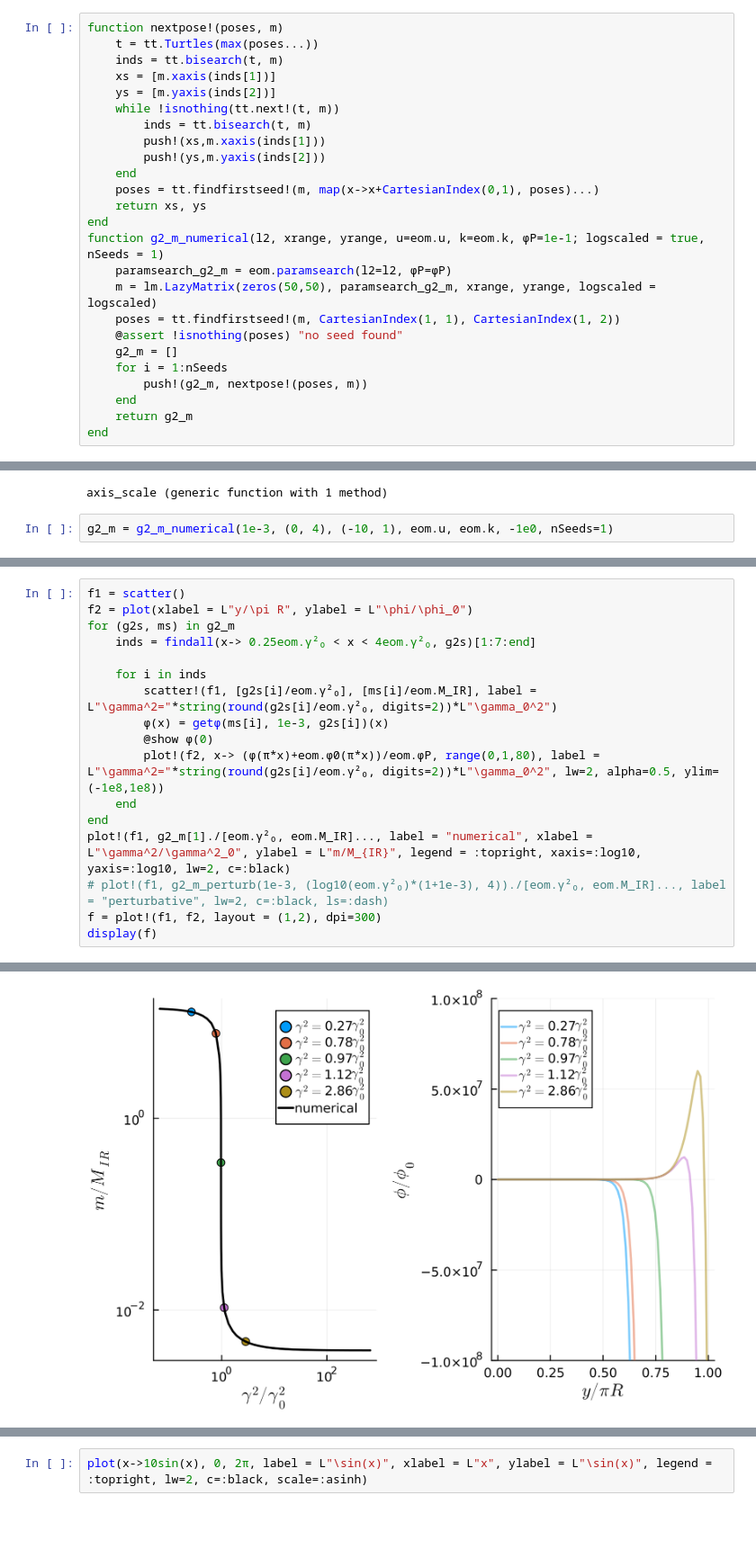
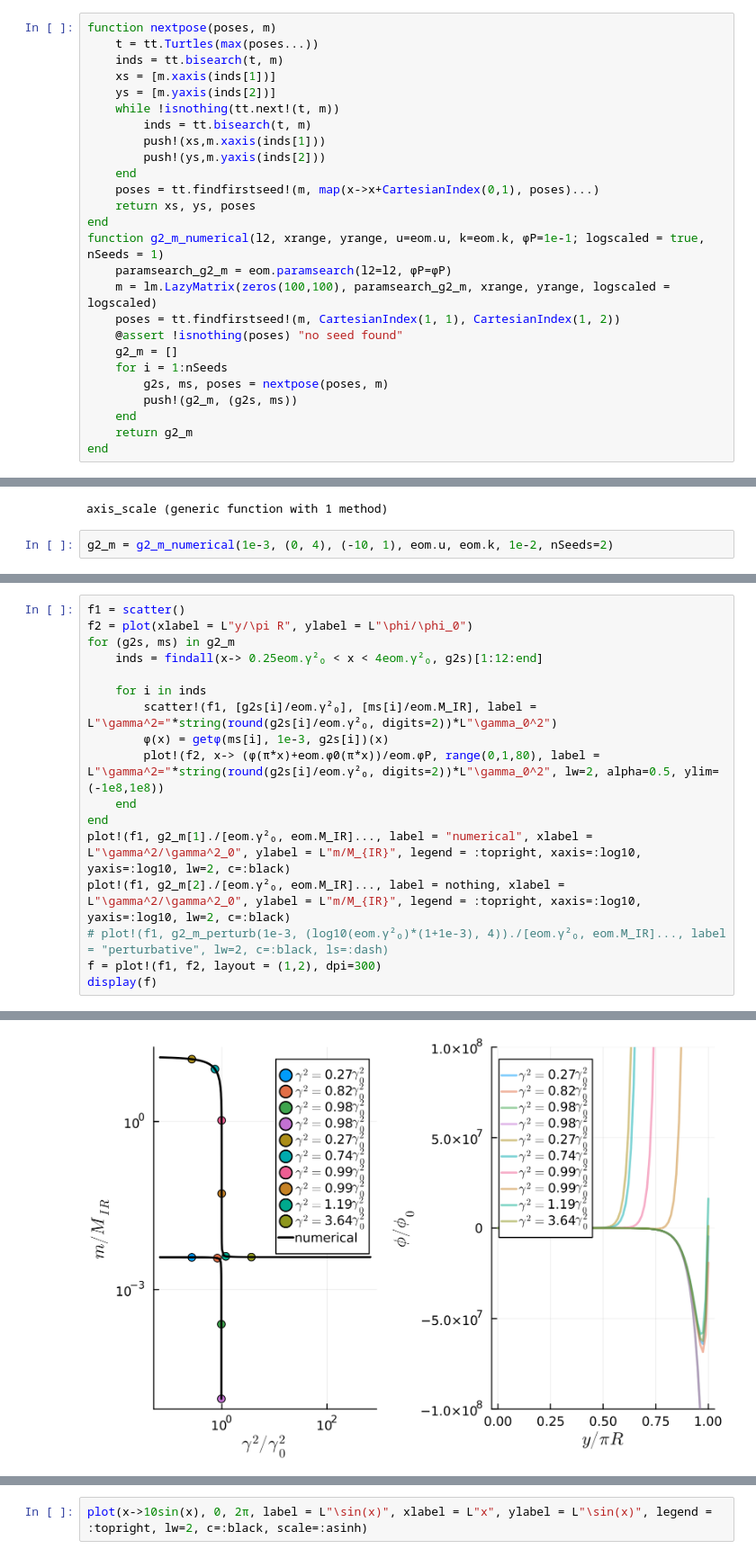
Before and after one commit to yardw/SpectraShooter.jl, a Jupyter notebook: deploy.v3.ipynb, the cells around one changed output, grey strips where cells are left out. Shown at 90% size. Saved outputs shown, nothing was run; the diff lists cells and outputs as text; blank space fills up the shorter version.

```diff
--- a/deploy.v3.ipynb
+++ b/deploy.v3.ipynb
@@ -25,7 +25,7 @@ end
 # %% [output]
 g2_m_perturb (generic function with 4 methods)
 # %%
-function nextpose!(poses, m)
+function nextpose(poses, m)
     t = tt.Turtles(max(poses...))
     inds = tt.bisearch(t, m)
     xs = [m.xaxis(inds[1])]
@@ -36,16 +36,17 @@ function nextpose!(poses, m)
         push!(ys,m.yaxis(inds[2]))
     end
     poses = tt.findfirstseed!(m, map(x->x+CartesianIndex(0,1), poses)...)
-    return xs, ys
+    return xs, ys, poses
 end
 function g2_m_numerical(l2, xrange, yrange, u=eom.u, k=eom.k, φP=1e-1; logscaled = true, nSeeds = 1)
     paramsearch_g2_m = eom.paramsearch(l2=l2, φP=φP)
-    m = lm.LazyMatrix(zeros(50,50), paramsearch_g2_m, xrange, yrange, logscaled = logscaled)
+    m = lm.LazyMatrix(zeros(100,100), paramsearch_g2_m, xrange, yrange, logscaled = logscaled)
     poses = tt.findfirstseed!(m, CartesianIndex(1, 1), CartesianIndex(1, 2))
     @assert !isnothing(poses) "no seed found"
     g2_m = []
     for i = 1:nSeeds
-        push!(g2_m, nextpose!(poses, m))
+        g2s, ms, poses = nextpose(poses, m)
+        push!(g2_m, (g2s, ms))
     end
     return g2_m
 end
@@ -72,5 +73,5 @@ end
 # %% [output]
 axis_scale (generic function with 1 method)
 # %%
-g2_m = g2_m_numerical(1e-3, (0, 4), (-10, 1), eom.u, eom.k, -1e0, nSeeds=1)
+g2_m = g2_m_numerical(1e-3, (0, 4), (-10, 1), eom.u, eom.k, 1e-2, nSeeds=2)
 # %% [output]
@@ -80,16 +92,16 @@ ErrorException: stop
 f1 = scatter()
 f2 = plot(xlabel = L"y/\pi R", ylabel = L"\phi/\phi_0")
 for (g2s, ms) in g2_m
-    inds = findall(x-> 0.25eom.γ²₀ < x < 4eom.γ²₀, g2s)[1:7:end]
+    inds = findall(x-> 0.25eom.γ²₀ < x < 4eom.γ²₀, g2s)[1:12:end]
 
     for i in inds
         scatter!(f1, [g2s[i]/eom.γ²₀], [ms[i]/eom.M_IR], label = L"\gamma^2="*string(round(g2s[i]/eom.γ²₀, digits=2))*L"\gamma_0^2")
         φ(x) = getφ(ms[i], 1e-3, g2s[i])(x)
-        @show φ(0)
         plot!(f2, x-> (φ(π*x)+eom.ϕ0(π*x))/eom.ϕP, range(0,1,80), label = L"\gamma^2="*string(round(g2s[i]/eom.γ²₀, digits=2))*L"\gamma_0^2", lw=2, alpha=0.5, ylim=(-1e8,1e8))
     end
 end
 plot!(f1, g2_m[1]./[eom.γ²₀, eom.M_IR]..., label = "numerical", xlabel = L"\gamma^2/\gamma^2_0", ylabel = L"m/M_{IR}", legend = :topright, xaxis=:log10, yaxis=:log10, lw=2, c=:black)
+plot!(f1, g2_m[2]./[eom.γ²₀, eom.M_IR]..., label = nothing, xlabel = L"\gamma^2/\gamma^2_0", ylabel = L"m/M_{IR}", legend = :topright, xaxis=:log10, yaxis=:log10, lw=2, c=:black)
 # plot!(f1, g2_m_perturb(1e-3, (log10(eom.γ²₀)*(1+1e-3), 4))./[eom.γ²₀, eom.M_IR]..., label = "perturbative", lw=2, c=:black, ls=:dash)
 f = plot!(f1, f2, layout = (1,2), dpi=300)
 display(f)
@@ -101 +109 @@ display(f)
-[figure, old version]
+[figure, new version]
```
Also changed, not shown: parts of 6 cells of this notebook, 1 other file.
